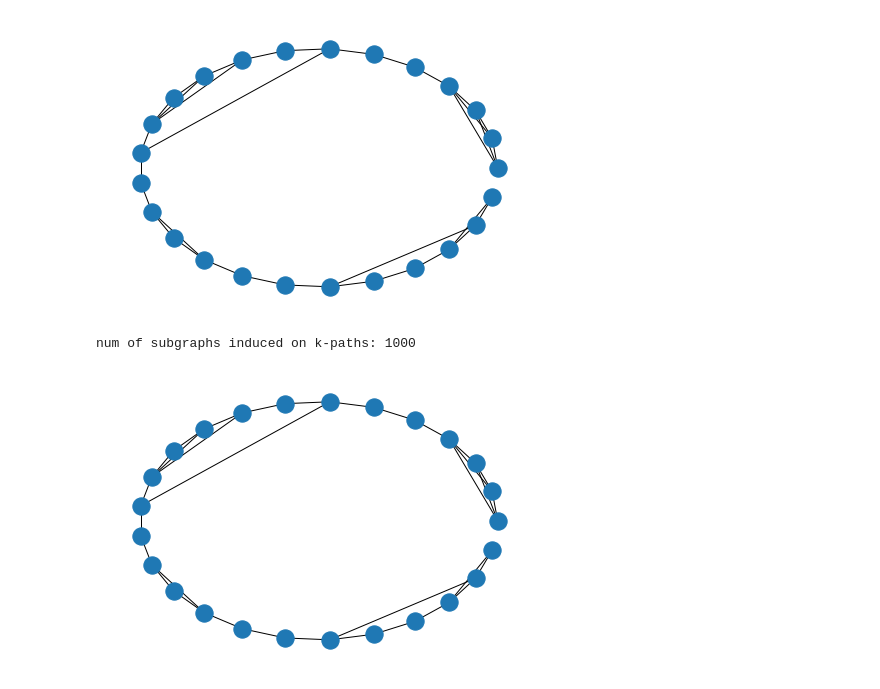
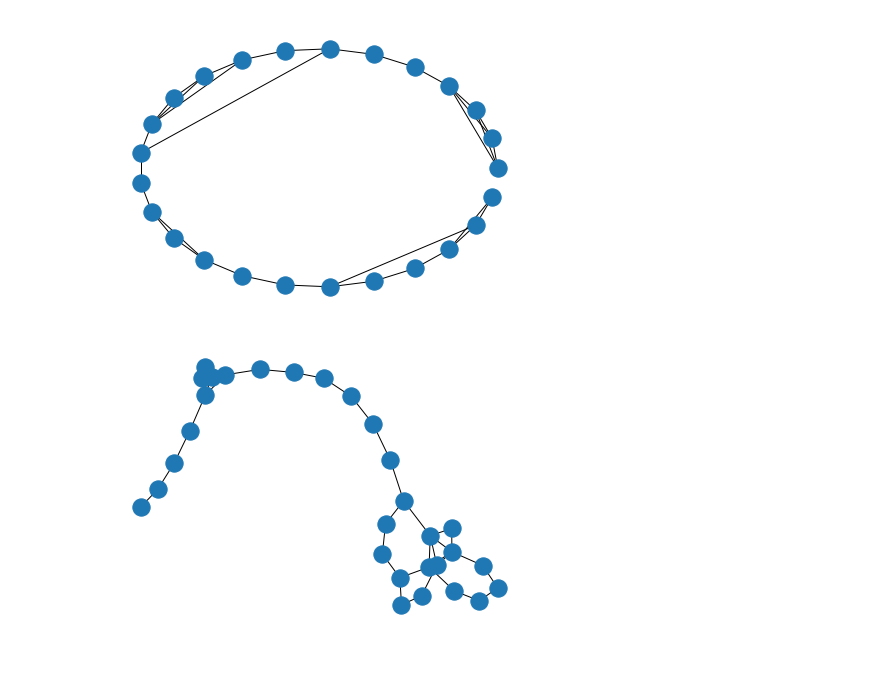
Before and after one commit to AGoyal0512/Sync-PCA, a Jupyter notebook: explore.ipynb, the cells around one changed output. Saved outputs shown, nothing was run; the diff lists cells and outputs as text; code cells hidden in the pictures.

```diff
--- a/explore.ipynb
+++ b/explore.ipynb
@@ -79,8 +95,7 @@ nx.draw(G, pos=nx.circular_layout(G))
 # %%
 ntwk = "UCLA26"
 sample_size = 1000
-k =  25
+k =  30
 filename = f"output/{ntwk}_{sample_size}_{k}.pkl"
-subgraphs_realworld(ntwk, sample_size, k, filename)
+X = pd.read_pickle(filename)
+X = X.T
-# %% [output]
-num of subgraphs induced on k-paths: 1000
@@ -90,5 +102,4 @@ X = X.T
-# %%
-G = nx.from_pandas_adjacency(pd.DataFrame(X[687].reshape(25, 25)))
-nx.draw(G, pos=nx.circular_layout(G))
-# %% [output]
-[figure, removed]
+# %%
+nx.draw(G)
+# %% [output]
+[figure, added]
```
Also changed, not shown: parts of 20 cells of this notebook.
